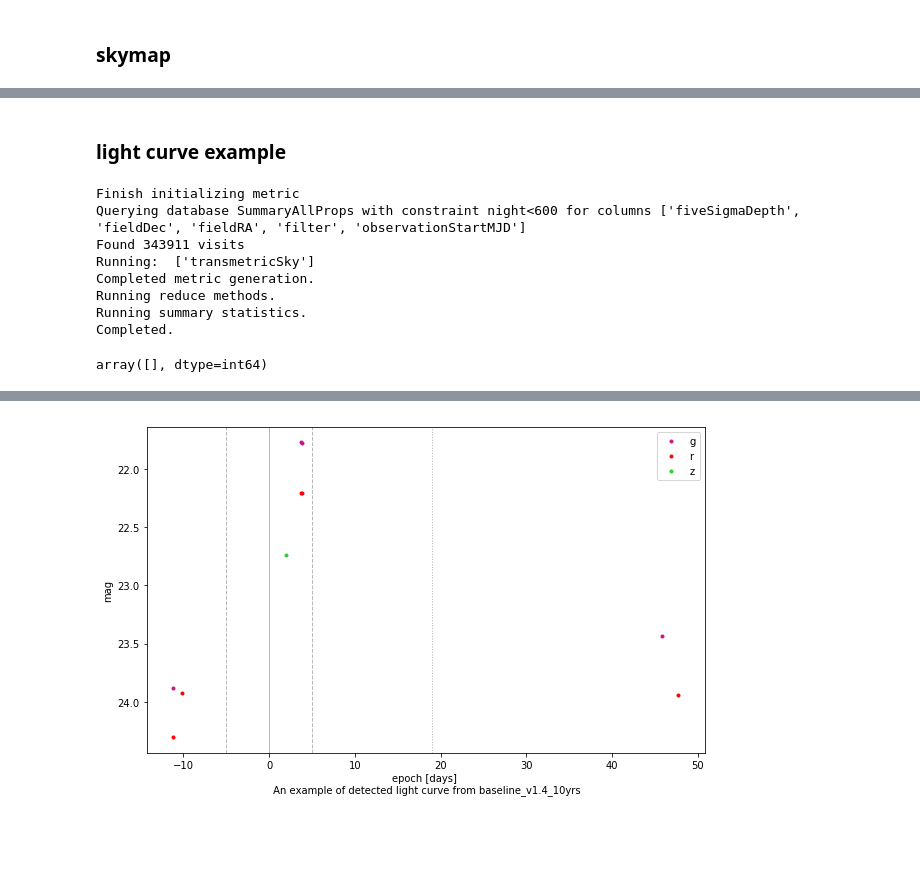
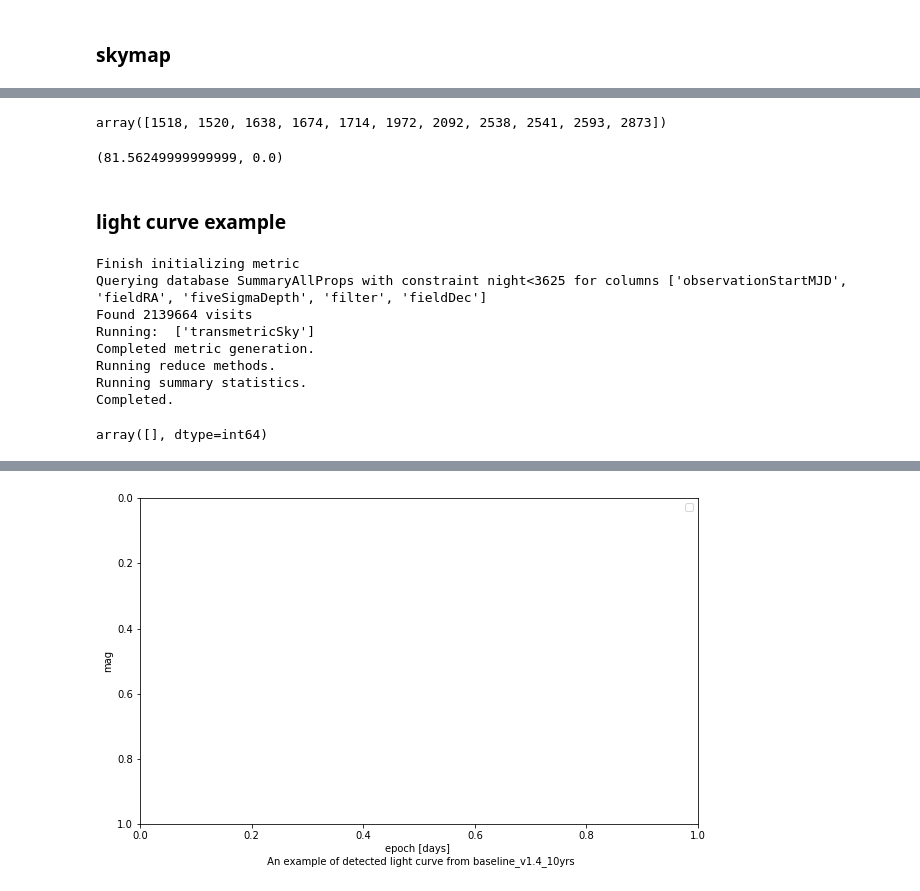
Before and after one commit to Bricmank/TDEmetric, a Jupyter notebook: TDEmetric.ipynb, the cells around one changed output, grey strips where cells are left out. Saved outputs shown, nothing was run; the diff lists cells and outputs as text; code cells hidden in the pictures; blank space fills up the shorter version.

```diff
--- a/TDEmetric.ipynb
+++ b/TDEmetric.ipynb
@@ -481,0 +497,5 @@ Plotting complete.
+# %%
+# get the a random ipix where the metric value is larger than 1% and transform it to ra,dec
+ipix = np.random.choice(np.where(baseline_skymap_color>=0.01)[0])
+coords = hp.pix2ang(ipix=ipix, nside=16, lonlat=True)
+coords
@@ -492,9 +514,9 @@ transmetric = TDEsMonteMetric(asciifile=asciifile, mjdCol=mjdCol, m5Col=m5Col, f
                               nObsPostPeak=nObsPostPeak_color, nFiltersPostPeak=nFiltersPostPeak_color,
                               dataout=True)
 
-# ra,dec of ipix
-ra = np.array([180])
-dec = np.array([-30])
+# ra,dec of ipix where metric value > 0.01 giving a larger probability a TDE is detected there
+ra = coords[0]
+dec = coords[1]
 slicer = slicers.UserPointsSlicer(ra, dec)
 
 sqlconstraint = 'night<3625'
@@ -577,3 +602,14 @@ Plotting complete.
+# %%
+np.where(baseline_skymap_u>=0.01)[0]
+# %% [output]
+array([1518, 1520, 1638, 1674, 1714, 1972, 2092, 2538, 2541, 2593, 2873])
+# %%
+# get the a random ipix where the metric value is larger than 1% and transform it to ra,dec
+#ipix = np.random.choice(np.where(baseline_skymap>=0.01)[0])
+coords = hp.pix2ang(ipix=1518, nside=16, lonlat=True)
+coords
+# %% [output]
+(81.56249999999999, 0.0)
 # %% [markdown]
 ### light curve example
 # %%
@@ -587,9 +623,9 @@ transmetric = TDEsMonteMetric(asciifile=asciifile, mjdCol=mjdCol, m5Col=m5Col, f
                               nObsPostPeak=nObsPostPeak_u, nFiltersPostPeak=nFiltersPostPeak_u,
                               dataout=True)
 
-# ra,dec of ipix
-ra = np.array([180])
-dec = np.array([-30])
+# ra,dec of ipix where metric value > 0.01 giving a larger probability a TDE is detected there
+ra = coords[0]
+dec = coords[1]
 slicer = slicers.UserPointsSlicer(ra, dec)
 
 sqlconstraint = 'night<3625'
@@ -600,8 +636,8 @@ group = metricBundles.MetricBundleGroup({'transmetricSky':transmetricSky}, opsdb
 group.runAll()
 # %% [output]
 Finish initializing metric
-Querying database SummaryAllProps with constraint night<600 for columns ['fiveSigmaDepth', 'fieldDec', 'fieldRA', 'filter', 'observationStartMJD']
-Found 343911 visits
+Querying database SummaryAllProps with constraint night<3625 for columns ['observationStartMJD', 'fieldRA', 'fiveSigmaDepth', 'filter', 'fieldDec']
+Found 2139664 visits
 Running:  ['transmetricSky']
 Completed metric generation.
 Running reduce methods.
@@ -620,7 +656,7 @@ np.unique( df[df.detected]['lcN'] )
 array([], dtype=int64)
 # %%
 # plot a specific light curve
-plotlc(df[ (df.lcAboveThresh) & (df.lcN==23)], time_key='lcEpoch', mag_key='lcMags', filter_key='lcFilters',
+plotlc(df[ (df.lcAboveThresh) & (df.lcN==9)], time_key='lcEpoch', mag_key='lcMags', filter_key='lcFilters',
        err_key=None, peakEpoch=peakEpoch, nearPeakT=nearPeakT, postPeakT=postPeakT)
 
 plt.xlabel('epoch [days] \n An example of detected light curve from ' + opsim_name)
@@ -629 +666 @@ plt.show()
-[figure, old version]
+[figure, new version]
```
Also changed, not shown: parts of 16 cells of this notebook, 1 other file.
